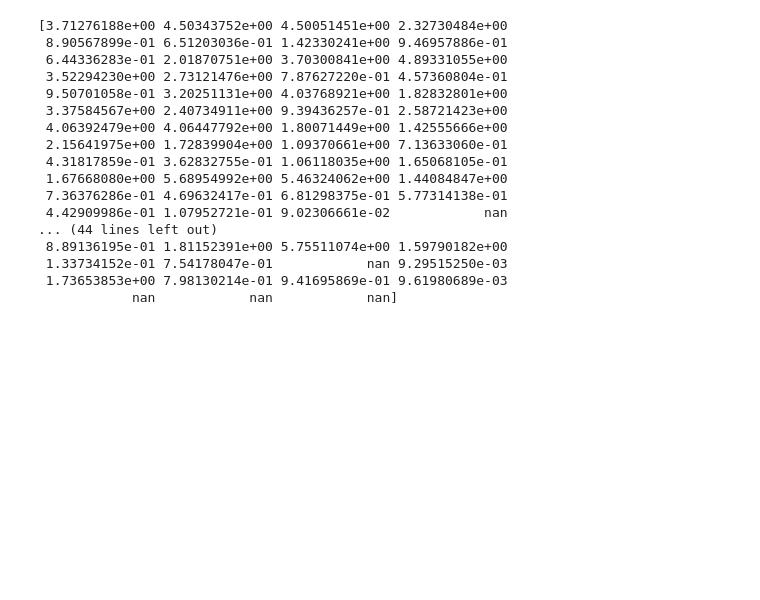
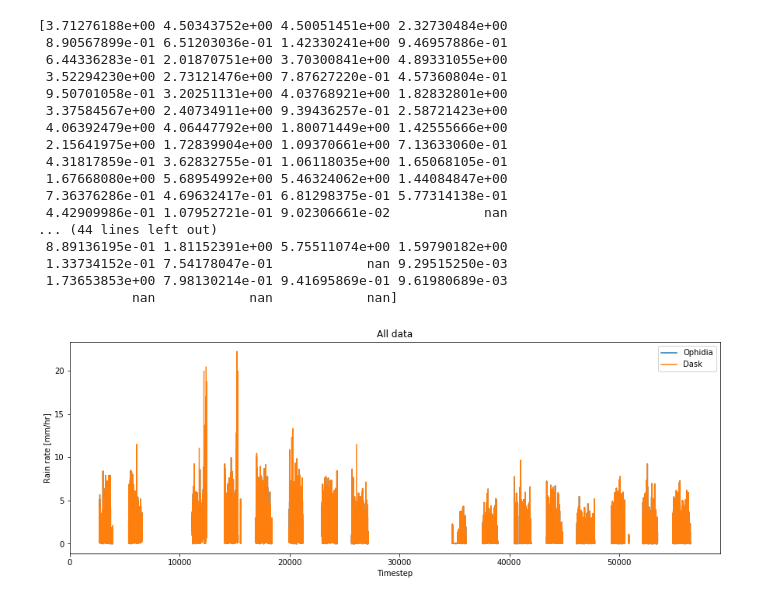
Before and after one commit to rcjackson/various_notebooks, a Jupyter notebook: Ophelia_collaboration.ipynb, the cells around one changed output. Drawn from its saved outputs; the diff is of its cells as text; code cells hidden in the pictures; blank space fills up the shorter version.

Commit message:
Update Ophidia notebook

```diff
--- a/Ophelia_collaboration.ipynb
+++ b/Ophelia_collaboration.ipynb
@@ -115,0 +150,9 @@ for i in range(len(my_rr_array)):
+# %%
+my_df = pd.read_csv('rainfall_10min.csv')
+my_df = my_df.replace(-9999., np.nan)
+my_df = my_df.set_index(pd.DatetimeIndex(my_df["time"]))
+my_df = my_df.resample('3H').mean()
+sandros_range = pd.date_range(datetime.datetime(1998,1,1), datetime.datetime(2017, 12, 31, 21), freq='3H')
+my_df = my_df.reindex(index=sandros_range)
+my_df["rainfall_rate"]
+my_df.to_csv('rainfall_3hr.csv')
@@ -202,3 +309,15 @@ print(my_rr_array)
  1.33734152e-01 7.54178047e-01            nan 9.29515250e-03
  1.73653853e+00 7.98130214e-01 9.41695869e-01 9.61980689e-03
             nan            nan            nan]
+# %%
+my_df = my_df.replace(-9999., np.nan)
+fig = plt.figure(figsize=(15,5))
+plt.plot(sandros_rr_data, label='Ophidia')
+plt.plot(my_df["rainfall_rate"].values, label='Dask')
+plt.xlabel('Timestep')
+plt.ylabel('Rain rate [mm/hr]')
+plt.title('All data')
+plt.legend()
+fig.savefig('all_timeseries.png', dpi=300)
+# %% [output]
+[figure, added]
```
Also changed, not shown: parts of 46 cells of this notebook.
